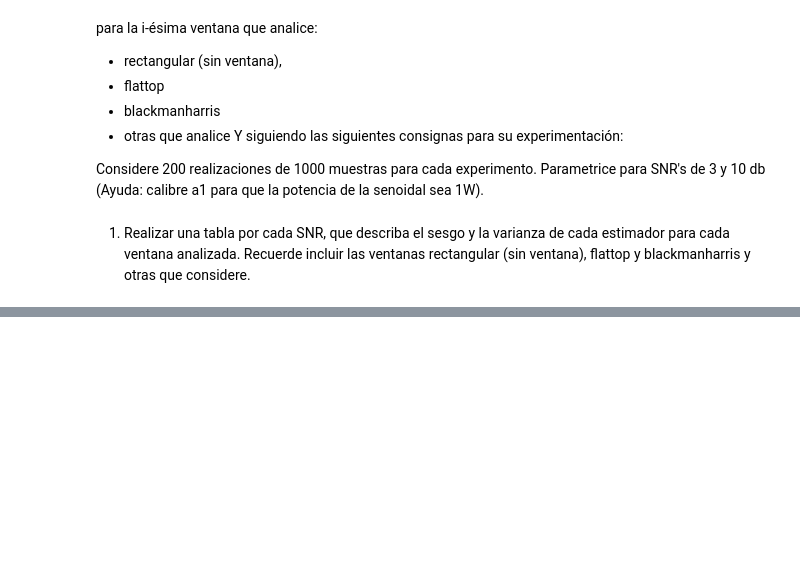
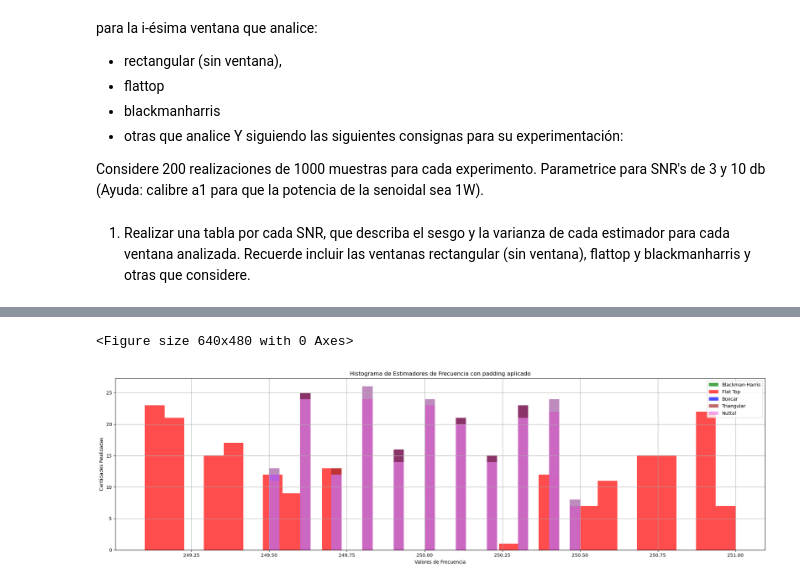
Before and after one commit to Joaquin11Sto/directorio_de_trabajo, a Jupyter notebook: TS4.ipynb, the cells around one changed output, grey strips where cells are left out. Drawn from its saved outputs; the diff is of its cells as text; code cells hidden in the pictures; blank space fills up the shorter version.

```diff
--- a/TS4.ipynb
+++ b/TS4.ipynb
@@ -267,0 +327,48 @@ Tabla de Sesgo y Varianza por Ventana con SNR =10dB
+# %%
+##Redefino una nueva cantidad de muestras
+N_2=10*N # Nueva cantidad de muestras
+df_2=df*1/10 # Nueva Resolucion espectral
+
+#Uso la señal de 10dB de potencia.
+final_fft_1_padding = 1/N*np.fft.fft(ventaneo_1,n=N_2,axis=0)
+final_fft_2_padding = 1/N*np.fft.fft(ventaneo_2,n=N_2,axis=0)
+final_fft_3_padding = 1/N*np.fft.fft(ventaneo_3,n=N_2,axis=0)
+final_fft_4_padding = 1/N*np.fft.fft(ventaneo_4,n=N_2,axis=0)
+final_fft_5_padding = 1/N*np.fft.fft(ventaneo_5,n=N_2,axis=0)
+#Aplico valor absoluto a la transformada
+final_BMH_padding = np.abs(final_fft_1_padding)
+final_FLT_padding = np.abs(final_fft_2_padding)
+final_BOX_padding = np.abs(final_fft_3_padding)
+final_TRA_padding = np.abs(final_fft_4_padding)
+final_NUT_padding = np.abs(final_fft_5_padding)
+#Calculo de estimadores
+k_1_padding=np.argmax(final_BMH_padding[:N_2//2, :],axis=0)
+k_2_padding=np.argmax(final_FLT_padding[:N_2//2, :],axis=0)
+k_3_padding=np.argmax(final_BOX_padding[:N_2//2, :],axis=0)
+k_4_padding=np.argmax(final_TRA_padding[:N_2//2, :],axis=0)
+k_5_padding=np.argmax(final_NUT_padding[:N_2//2, :],axis=0)
+#Calculo de omega
+omega_1_padding=k_1_padding*df_2
+omega_2_padding=k_2_padding*df_2
+omega_3_padding=k_3_padding*df_2
+omega_4_padding=k_4_padding*df_2
+omega_5_padding=k_5_padding*df_2
+# %%
+##Grafico histogramas con el padding
+plt.figure(3)
+plt.figure(figsize=(20, 6))
+plt.hist(omega_1_padding, bins=bins,label='Blackman-Harris', color='green', alpha=0.7)
+plt.hist(omega_2_padding, bins=bins,label='Flat Top', color='red', alpha=0.7)
+plt.hist(omega_3_padding, bins=bins,label='Boxcar', color='blue', alpha=0.7)
+plt.hist(omega_4_padding, bins=bins,label='Triangular', color='brown', alpha=0.7)
+plt.hist(omega_5_padding, bins=bins,label='Nuttal', color='violet', alpha=0.7)
+plt.title("Histograma de Estimadores de Frecuencia con padding aplicado")
+plt.xlabel('Valores de Frecuencia')
+plt.ylabel('Cantidades Realizadas')
+plt.grid(True)
+plt.tight_layout()
+plt.legend()
+plt.show()
+# %% [output]
+<Figure size 640x480 with 0 Axes>
+[figure, added]
```
Also changed, not shown: parts of 16 cells of this notebook, 3 other files.
